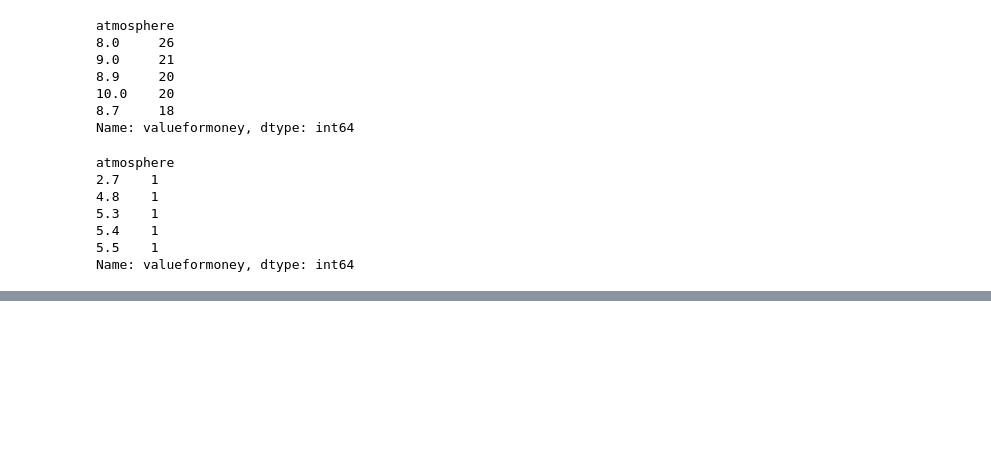
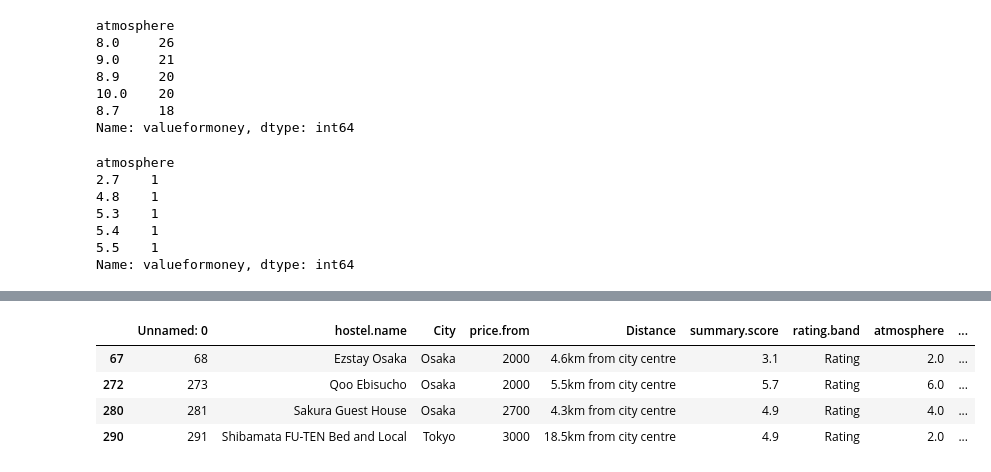
Before and after one commit to mollymetz/dad, a Jupyter notebook: Homework 2.ipynb, the cells around one changed output, grey strips where cells are left out. Cells and saved outputs as stored; diff of their text form; code cells hidden in the pictures; blank space fills up the shorter version.

```diff
--- a/Homework 2.ipynb
+++ b/Homework 2.ipynb
@@ -130,0 +151,10 @@ Name: valueformoney, dtype: int64
+# %%
+u5 = japan[japan['valueformoney'] <= 5]
+# %%
+u5.head()
+# %% [output]
+|  | Unnamed: 0 | hostel.name | City | price.from | Distance | summary.score | rating.band | atmosphere | ... |
+| 67 | 68 | Ezstay Osaka | Osaka | 2000 | 4.6km from city centre | 3.1 | Rating | 2.0 | ... |
+| 272 | 273 | Qoo Ebisucho | Osaka | 2000 | 5.5km from city centre | 5.7 | Rating | 6.0 | ... |
+| 280 | 281 | Sakura Guest House | Osaka | 2700 | 4.3km from city centre | 4.9 | Rating | 4.0 | ... |
+| 290 | 291 | Shibamata FU-TEN Bed and Local | Tokyo | 3000 | 18.5km from city centre | 4.9 | Rating | 2.0 | ... |
```
Also changed, not shown: parts of 2 cells of this notebook.
